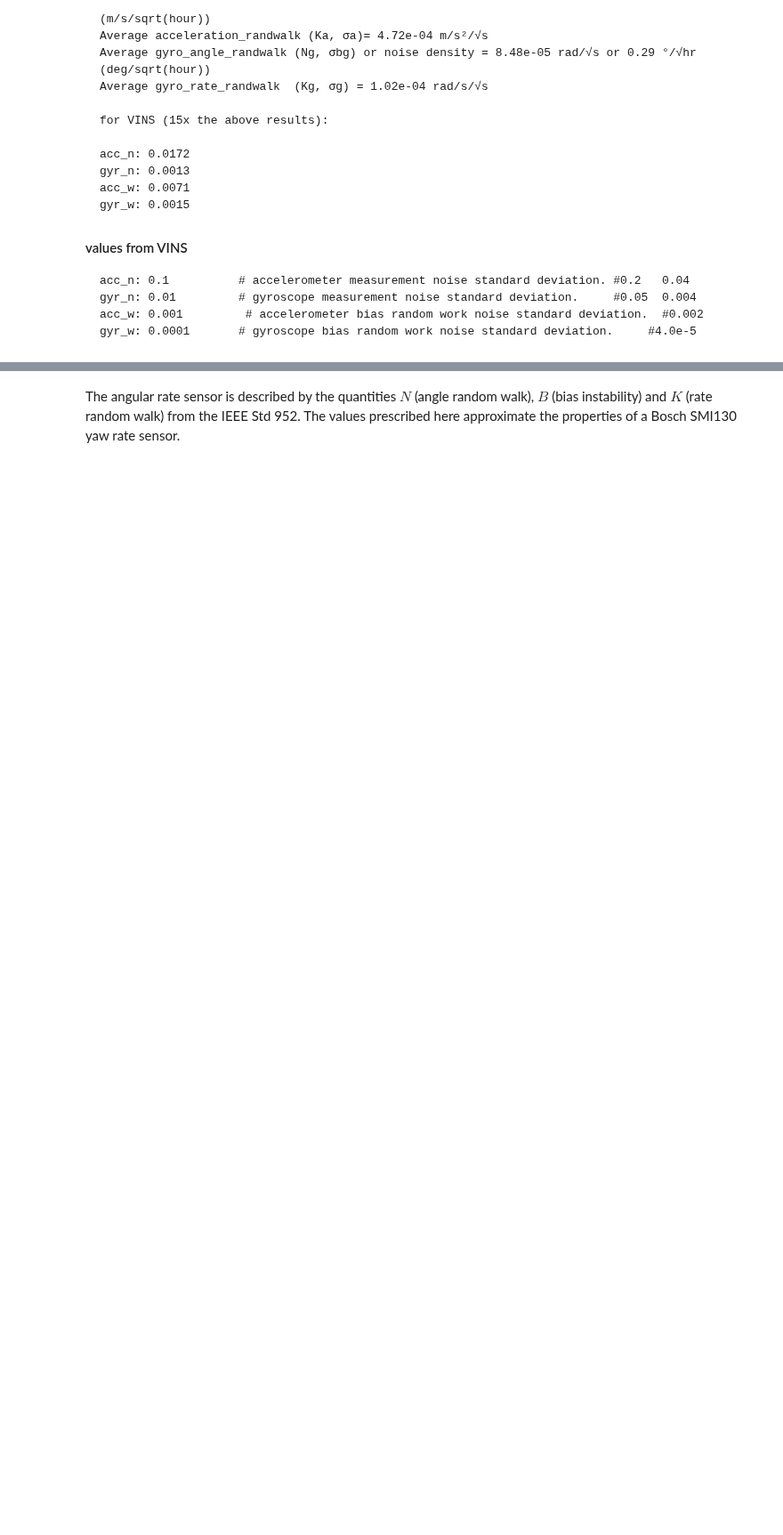
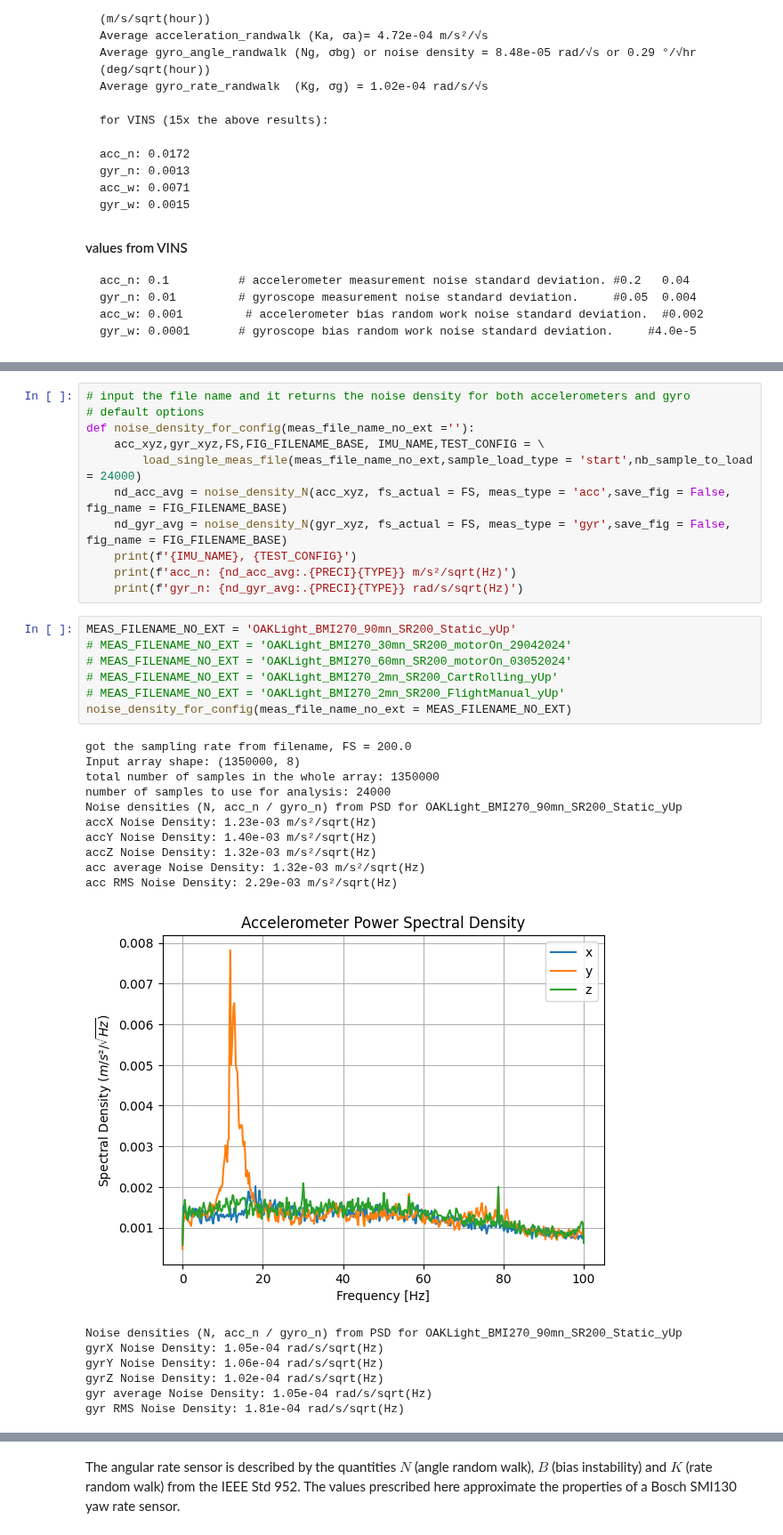
Before and after one commit to diplodocuslongus/depthai2know, a Jupyter notebook: IMU/compare_imu_noises.ipynb, the cells around one changed output, grey strips where cells are left out. Shown at 89% size. Drawn from its saved outputs; the diff is of its cells as text; blank space fills up the shorter version.

```diff
--- a/IMU/compare_imu_noises.ipynb
+++ b/IMU/compare_imu_noises.ipynb
@@ -123,0 +255,36 @@ FIG_FMT = 'svg'
+# %%
+# input the file name and it returns the noise density for both accelerometers and gyro
+# default options
+def noise_density_for_config(meas_file_name_no_ext =''):
+    acc_xyz,gyr_xyz,FS,FIG_FILENAME_BASE, IMU_NAME,TEST_CONFIG = \
+        load_single_meas_file(meas_file_name_no_ext,sample_load_type = 'start',nb_sample_to_load = 24000)
+    nd_acc_avg = noise_density_N(acc_xyz, fs_actual = FS, meas_type = 'acc',save_fig = False, fig_name = FIG_FILENAME_BASE)
+    nd_gyr_avg = noise_density_N(gyr_xyz, fs_actual = FS, meas_type = 'gyr',save_fig = False, fig_name = FIG_FILENAME_BASE)
+    print(f'{IMU_NAME}, {TEST_CONFIG}')
+    print(f'acc_n: {nd_acc_avg:.{PRECI}{TYPE}} m/s²/sqrt(Hz)')
+    print(f'gyr_n: {nd_gyr_avg:.{PRECI}{TYPE}} rad/s/sqrt(Hz)')
+# %%
+MEAS_FILENAME_NO_EXT = 'OAKLight_BMI270_90mn_SR200_Static_yUp'
+# MEAS_FILENAME_NO_EXT = 'OAKLight_BMI270_30mn_SR200_motorOn_29042024'
+# MEAS_FILENAME_NO_EXT = 'OAKLight_BMI270_60mn_SR200_motorOn_03052024'
+# MEAS_FILENAME_NO_EXT = 'OAKLight_BMI270_2mn_SR200_CartRolling_yUp'
+# MEAS_FILENAME_NO_EXT = 'OAKLight_BMI270_2mn_SR200_FlightManual_yUp'
+noise_density_for_config(meas_file_name_no_ext = MEAS_FILENAME_NO_EXT)
+# %% [output]
+got the sampling rate from filename, FS = 200.0
+Input array shape: (1350000, 8)
+total number of samples in the whole array: 1350000
+number of samples to use for analysis: 24000
+Noise densities (N, acc_n / gyro_n) from PSD for OAKLight_BMI270_90mn_SR200_Static_yUp
+accX Noise Density: 1.23e-03 m/s²/sqrt(Hz)
+accY Noise Density: 1.40e-03 m/s²/sqrt(Hz)
+accZ Noise Density: 1.32e-03 m/s²/sqrt(Hz)
+acc average Noise Density: 1.32e-03 m/s²/sqrt(Hz)
+acc RMS Noise Density: 2.29e-03 m/s²/sqrt(Hz)
+[figure, added]
+Noise densities (N, acc_n / gyro_n) from PSD for OAKLight_BMI270_90mn_SR200_Static_yUp
+gyrX Noise Density: 1.05e-04 rad/s/sqrt(Hz)
+gyrY Noise Density: 1.06e-04 rad/s/sqrt(Hz)
+gyrZ Noise Density: 1.02e-04 rad/s/sqrt(Hz)
+gyr average Noise Density: 1.05e-04 rad/s/sqrt(Hz)
+gyr RMS Noise Density: 1.81e-04 rad/s/sqrt(Hz)
```
Also changed, not shown: parts of 46 cells of this notebook, 5 other files.
